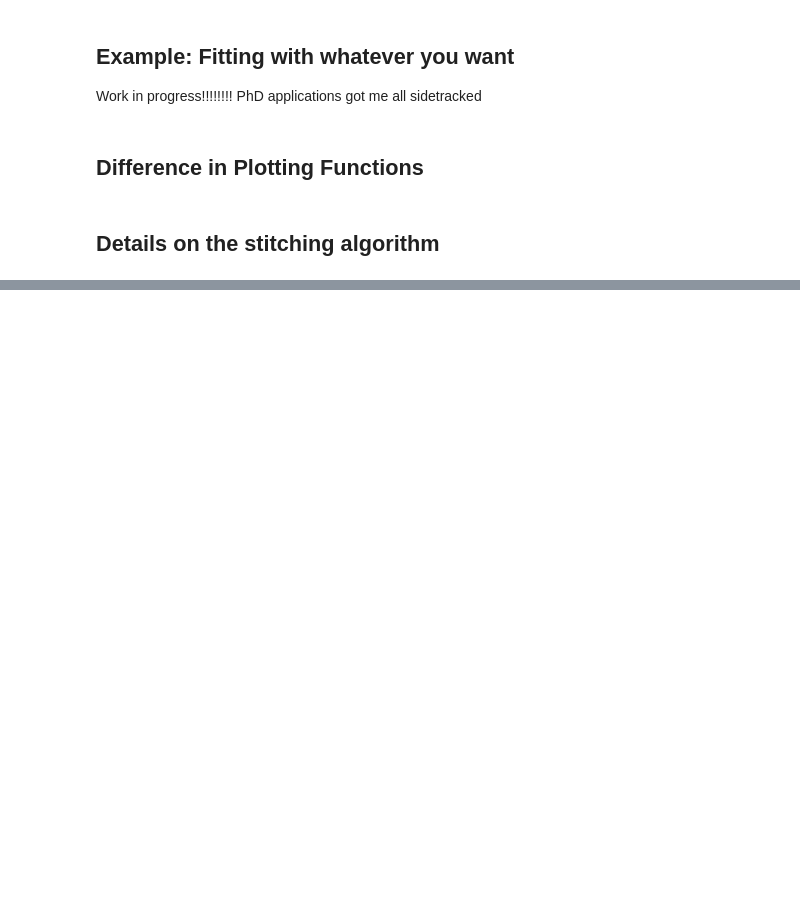
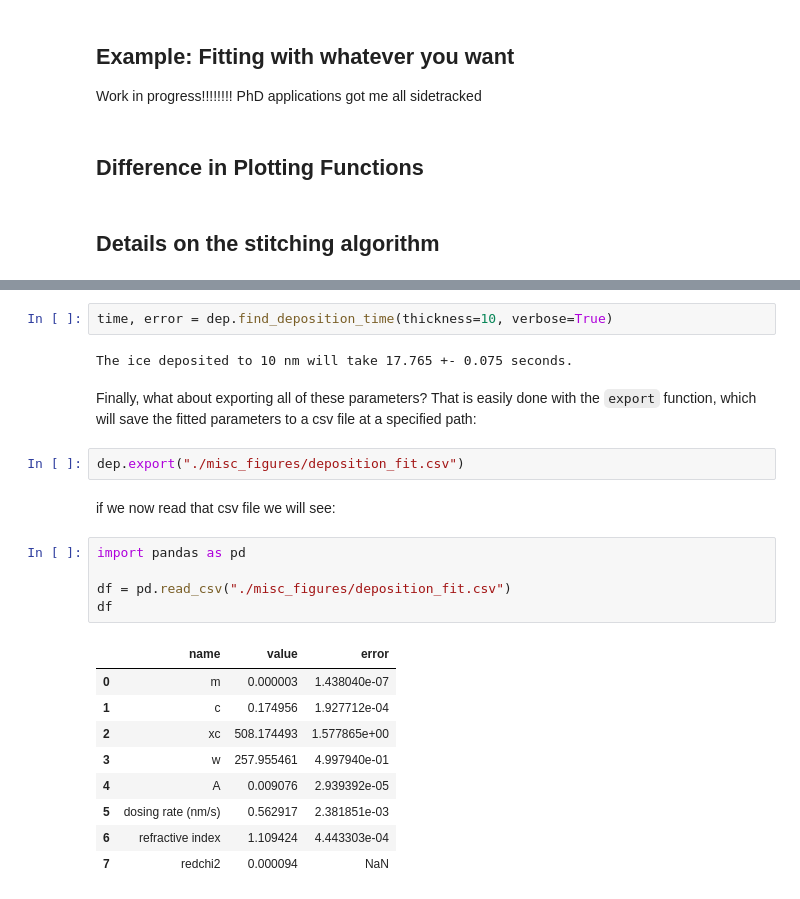
Before and after one commit to cassidy-andrew/AU-UV_ices, a Jupyter notebook: example.ipynb, the cells around one changed output, grey strips where cells are left out. Cells and saved outputs as stored; diff of their text form; blank space fills up the shorter version.

```diff
--- a/example.ipynb
+++ b/example.ipynb
@@ -426,0 +503,25 @@ Work in progress!!!!!!!! PhD applications got me all sidetracked
+# %%
+time, error = dep.find_deposition_time(thickness=10, verbose=True)
+# %% [output]
+The ice deposited to 10 nm will take 17.765 +- 0.075 seconds.
+# %% [markdown]
+Finally, what about exporting all of these parameters? That is easily done with the `export` function, which will save the fitted parameters to a csv file at a specified path:
+# %%
+dep.export("./misc_figures/deposition_fit.csv")
+# %% [markdown]
+if we now read that csv file we will see:
+# %%
+import pandas as pd
+
+df = pd.read_csv("./misc_figures/deposition_fit.csv")
+df
+# %% [output]
+|  | name | value | error |
+| 0 | m | 0.000003 | 1.438040e-07 |
+| 1 | c | 0.174956 | 1.927712e-04 |
+| 2 | xc | 508.174493 | 1.577865e+00 |
+| 3 | w | 257.955461 | 4.997940e-01 |
+| 4 | A | 0.009076 | 2.939392e-05 |
+| 5 | dosing rate (nm/s) | 0.562917 | 2.381851e-03 |
+| 6 | refractive index | 1.109424 | 4.443303e-04 |
+| 7 | redchi2 | 0.000094 | NaN |
```
Also changed, not shown: parts of 31 cells of this notebook, 3 other files.
